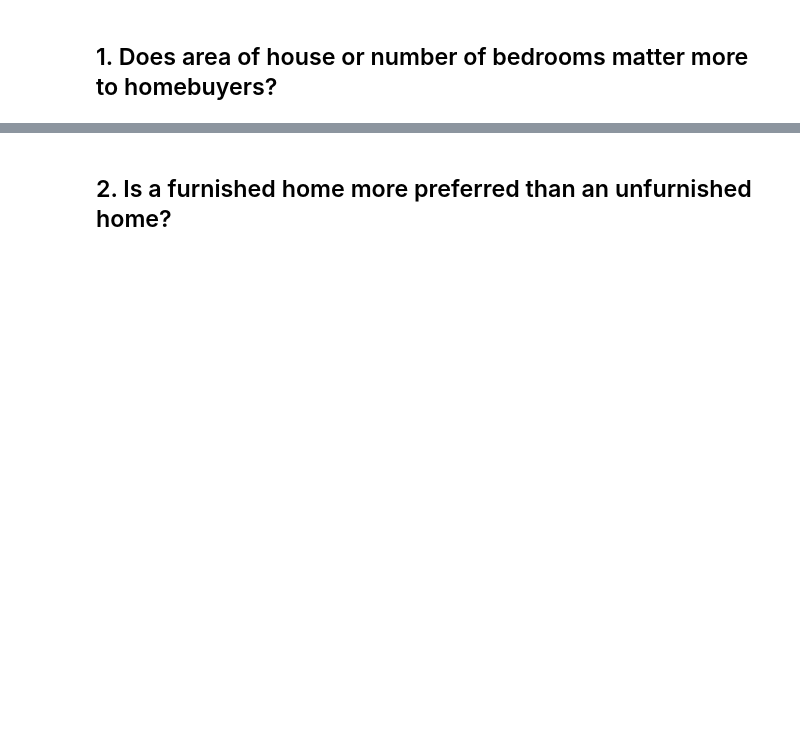
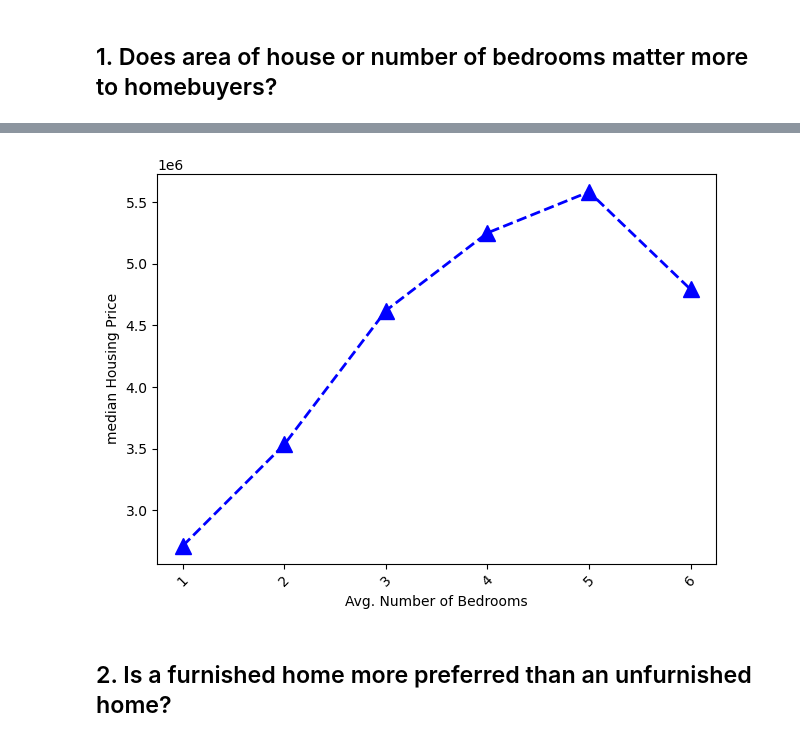
Before and after one commit to alanaadams/Project1, a Jupyter notebook: HomeattributePricing.ipynb, the cells around one changed output, grey strips where cells are left out. Saved outputs shown, nothing was run; the diff lists cells and outputs as text; code cells hidden in the pictures; blank space fills up the shorter version.

```diff
--- a/HomeattributePricing.ipynb
+++ b/HomeattributePricing.ipynb
@@ -59,3 +126,24 @@ df
+# %%
+# /*******************************************************************************************/
+
+line_plot_df2 = ny_housing_copy_df.groupby('bedrooms').median()["price"]
+line_plot_df2 = line_plot_df2.reset_index(drop=False)
+line_plot_df2
+
+x_axis = line_plot_df2["bedrooms"]
+y_axis = line_plot_df2["price"]
+y_pos = np.arange(len(line_plot_df2["bedrooms"]))+1
+tick_val =  line_plot_df2["bedrooms"]
+
+plt.plot(x_axis, y_axis, color='blue', marker='^', linestyle='dashed', linewidth=2, markersize=12)
+plt.xticks(y_pos, tick_val, rotation = 45)
+plt.xlabel('Avg. Number of Bedrooms')
+plt.ylabel("median Housing Price")
+plt.tight_layout()
+
+plt.show()
+# %% [output]
+[figure, added]
 # %% [markdown]
 ## 2. Is a furnished home more preferred than an unfurnished home?
 # %%
```
Also changed, not shown: parts of 27 cells of this notebook, 4 other files.
